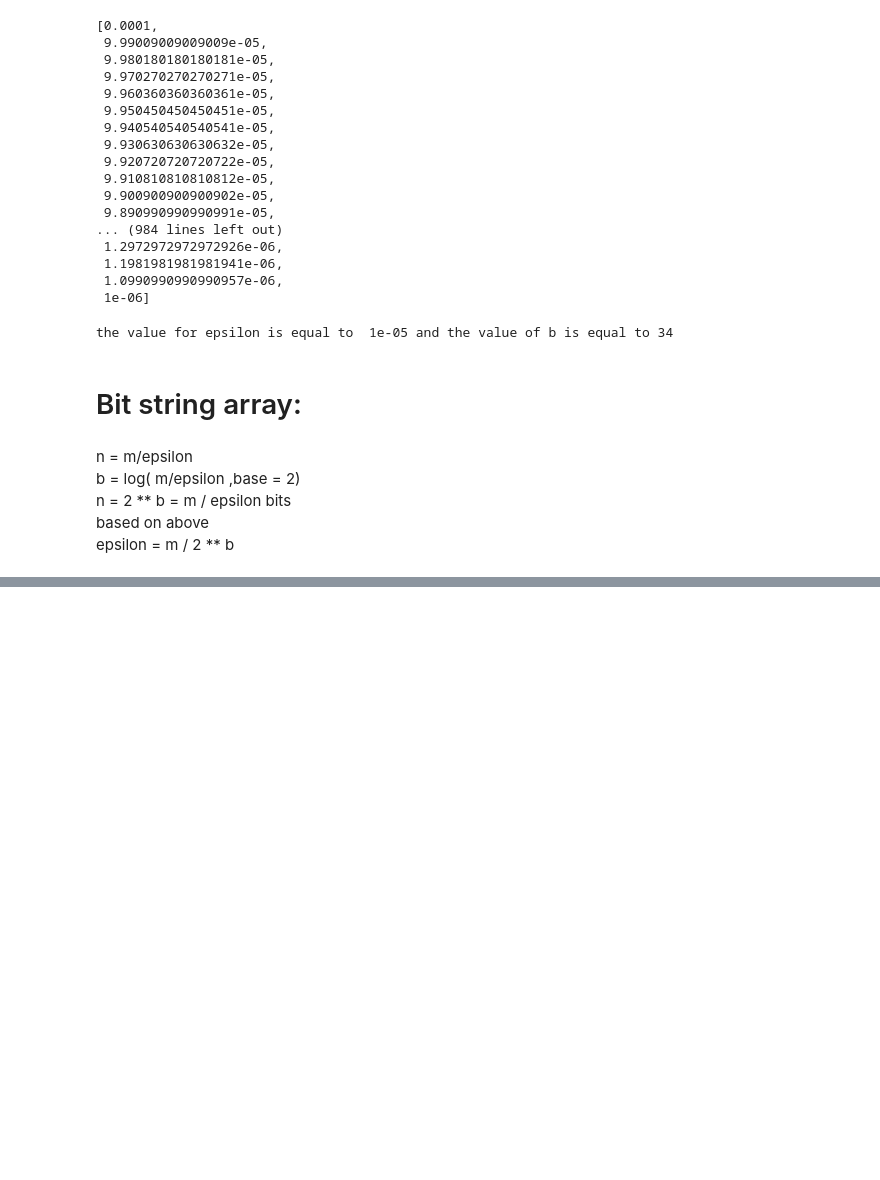
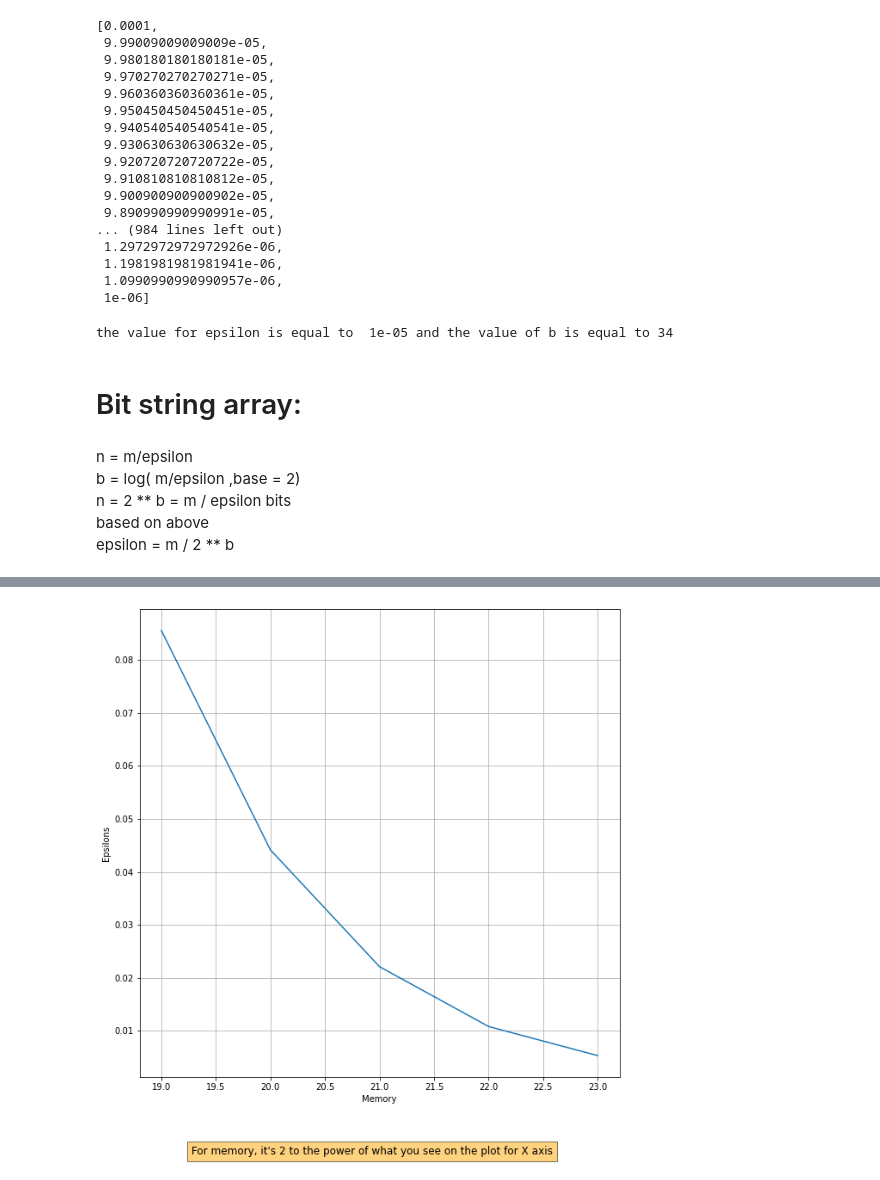
Before and after one commit to DrDoof14/Computer-AidedSimulationsLab, a Jupyter notebook: 17/lab17.ipynb, the cells around one changed output, grey strips where cells are left out. Drawn from its saved outputs; the diff is of its cells as text; code cells hidden in the pictures; blank space fills up the shorter version.

```diff
--- a/17/lab17.ipynb
+++ b/17/lab17.ipynb
@@ -316,0 +332,23 @@ plt.show()
+# %%
+m = len(verses_set)
+bits= [i for i in range(19,24)]
+# n= [2**i for i in b]
+# n = m = 2 ** b
+General_dict={}
+for b in bits:
+    a=bitarray(2**b)
+    a.setall(0)
+    n=2**b
+    FP_count = 0
+    for i in verses_set:
+        temp=i
+        encoded=temp.encode('utf-8')
+        hashed=hashlib.md5(encoded)
+        int_hashed=int(hashed.hexdigest(), 16)
+        h = int_hashed % n
+        if a[h]==0:
+            a[h]=1
+        elif a[h]==1:
+            FP_count+=1 # it actually checks the number of collisions
+    #General_dict[n] = FP_count # this will give you the collisions and if you divide it by m then you have the FP
+    General_dict[n] = FP_count/m
@@ -316,0 +363,10 @@ plt.show()
+# %%
+plt.figure(figsize=(10,10))
+plt.plot([i for i in range(19,24)],General_dict.values())
+plt.xlabel('Memory')
+plt.ylabel('Epsilons')
+plt.figtext(0.5, 0, "For memory, it's 2 to the power of what you see on the plot for X axis", ha="center", fontsize=12, bbox={"facecolor":"orange", "alpha":0.5, "pad":5})
+plt.grid()
+plt.show()
+# %% [output]
+[figure, added]
```
Also changed, not shown: parts of 8 cells of this notebook.
